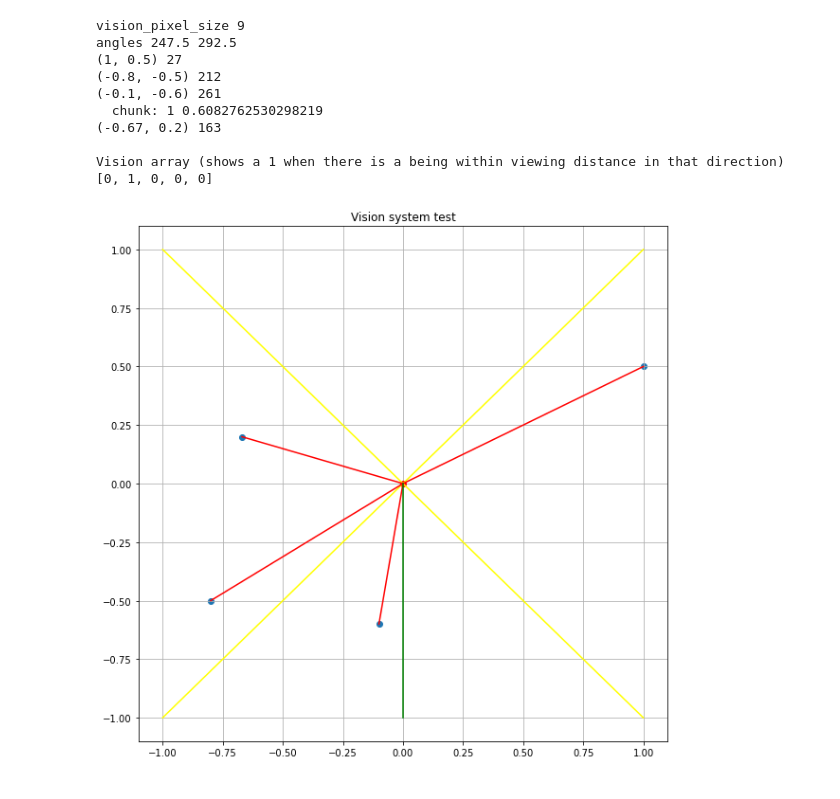
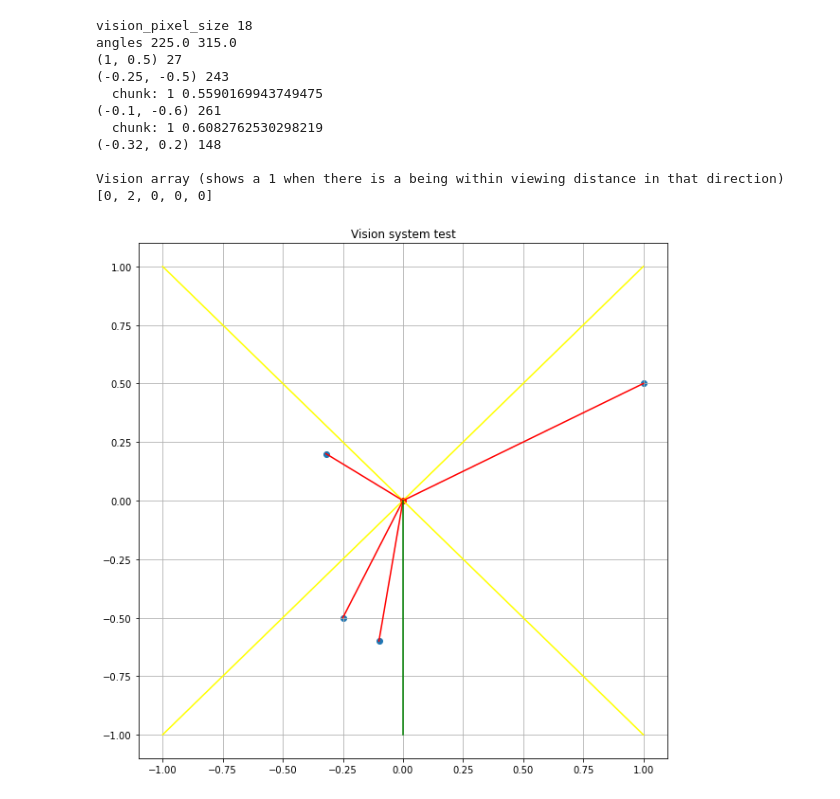
Before and after one commit to aurbano/evolving-beings, a Jupyter notebook: src/playground.ipynb, the cells around one changed output. Cells and saved outputs as stored; diff of their text form; code cells hidden in the pictures.

```diff
--- a/src/playground.ipynb
+++ b/src/playground.ipynb
@@ -49,7 +66,7 @@ import math
 
 # Vision model
 
-vision_angle = 45
+vision_angle = 90
 vision_pixels = 5
 vision_distance = 1
 
@@ -61,7 +78,7 @@ print('vision_pixel_size', vision_pixel_size)
 main = (0, 0)
 direction = [0, -1]
 
-beings_x = [1, -0.8, -0.1, -0.67]
+beings_x = [1, -0.25, -0.1, -0.32]
 beings_y = [0.5, -0.5, -0.6, 0.2]
 
 # Vision calculations
@@ -121,36 +138,37 @@ for coords in zip(beings_x, beings_y):
 
 print()
 print('Vision array (shows a 1 when there is a being within viewing distance in that direction)')
 print(vision)
 
 plt.rcParams["figure.figsize"] = (10, 10)
 
 plt.title('Vision system test')
 plt.scatter(beings_x, beings_y)
 plt.plot([main[0]], [main[1]], marker='o', color='red')
 
 # Draw some axis to make it easier to "debug"
 plt.plot([main[0], -1], [main[1], -1], color='yellow')
 plt.plot([main[0], 1], [main[1], 1], color='yellow')
 plt.plot([main[0], 1], [main[1], -1], color='yellow')
 plt.plot([main[0], -1], [main[1], 1], color='yellow')
 
 for coord in zip(beings_x, beings_y):
     plt.plot([main[0], coord[0]], [main[1], coord[1]], color='red')
 
 plt.plot([main[0], main[0] + direction[0] * vision_distance], [main[1], main[1] + direction[1] * vision_distance], color='green')
 
 plt.grid()
 plt.show()
 # %% [output]
-vision_pixel_size 9
-angles 247.5 292.5
+vision_pixel_size 18
+angles 225.0 315.0
 (1, 0.5) 27
-(-0.8, -0.5) 212
+(-0.25, -0.5) 243
+  chunk: 1 0.5590169943749475
 (-0.1, -0.6) 261
   chunk: 1 0.6082762530298219
-(-0.67, 0.2) 163
+(-0.32, 0.2) 148
 
 Vision array (shows a 1 when there is a being within viewing distance in that direction)
-[0, 1, 0, 0, 0]
+[0, 2, 0, 0, 0]
-[figure, old version]
+[figure, new version]
```
Also changed, not shown: parts of 2 cells of this notebook, 2 other files.
